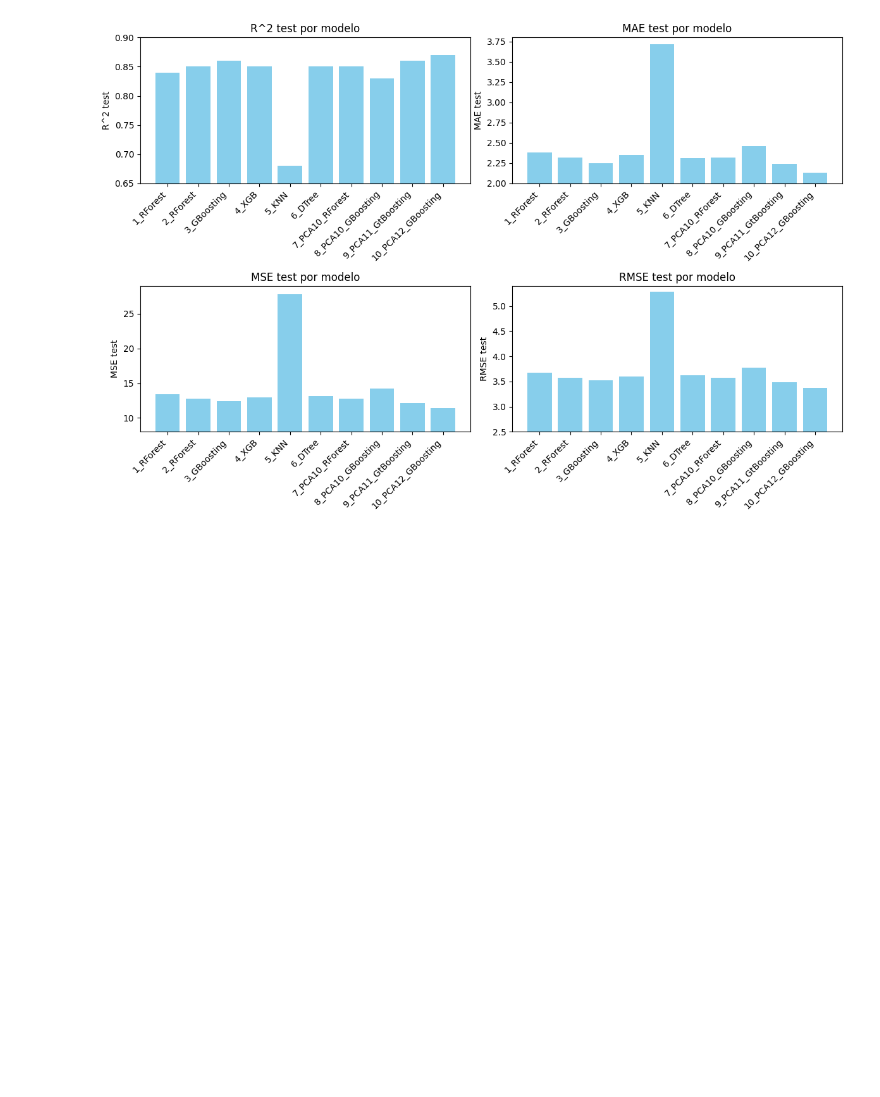
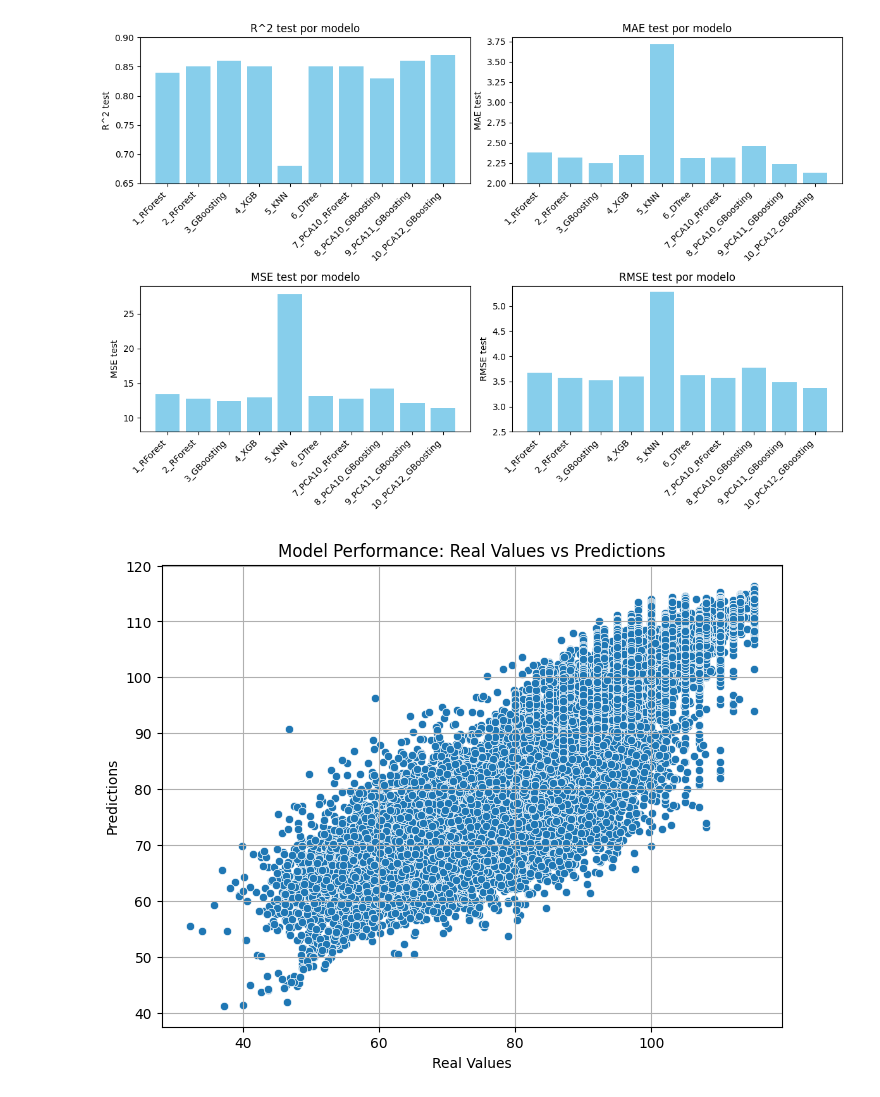
Before and after one commit to aliciamb86/ML-interstellar-travel-satisfaction, a Jupyter notebook: Interstellar Travel Customer Satisfaction Analysis/notebooks/03_Entrenamiento_Evaluacion.ipynb, the cells around one changed output. Drawn from its saved outputs; the diff is of its cells as text; code cells hidden in the pictures; blank space fills up the shorter version.

```diff
--- a/Interstellar Travel Customer Satisfaction Analysis/notebooks/03_Entrenamiento_Evaluacion.ipynb
+++ b/Interstellar Travel Customer Satisfaction Analysis/notebooks/03_Entrenamiento_Evaluacion.ipynb
@@ -1248,3 +1261,19 @@ plt.tight_layout()
 plt.show()
 # %% [output]
 [figure]
+# %%
+import matplotlib.pyplot as plt
+import seaborn as sns
+
+# Realizar la predicción
+prediccion = trained_model_10.predict(X_test_pca)
+
+# Crear un gráfico de dispersión
+plt.figure(figsize=(8, 6))
+sns.scatterplot(x=y_test_pca, y=prediccion)
+plt.xlabel('Real Values')
+plt.ylabel('Predictions')
+plt.title('Model Performance: Real Values vs Predictions')
+plt.grid(True)
+# %% [output]
+[figure, added]
```
Also changed, not shown: parts of 4 cells of this notebook, 21 other files.
